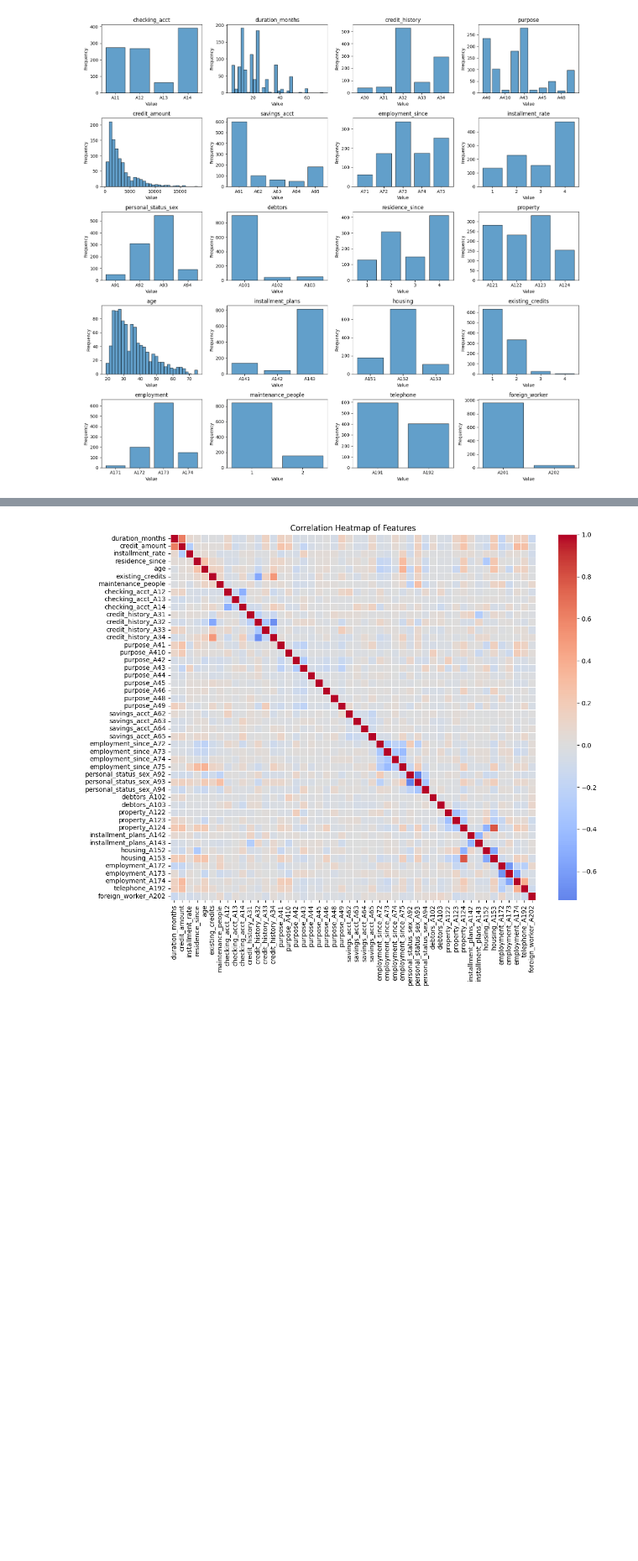
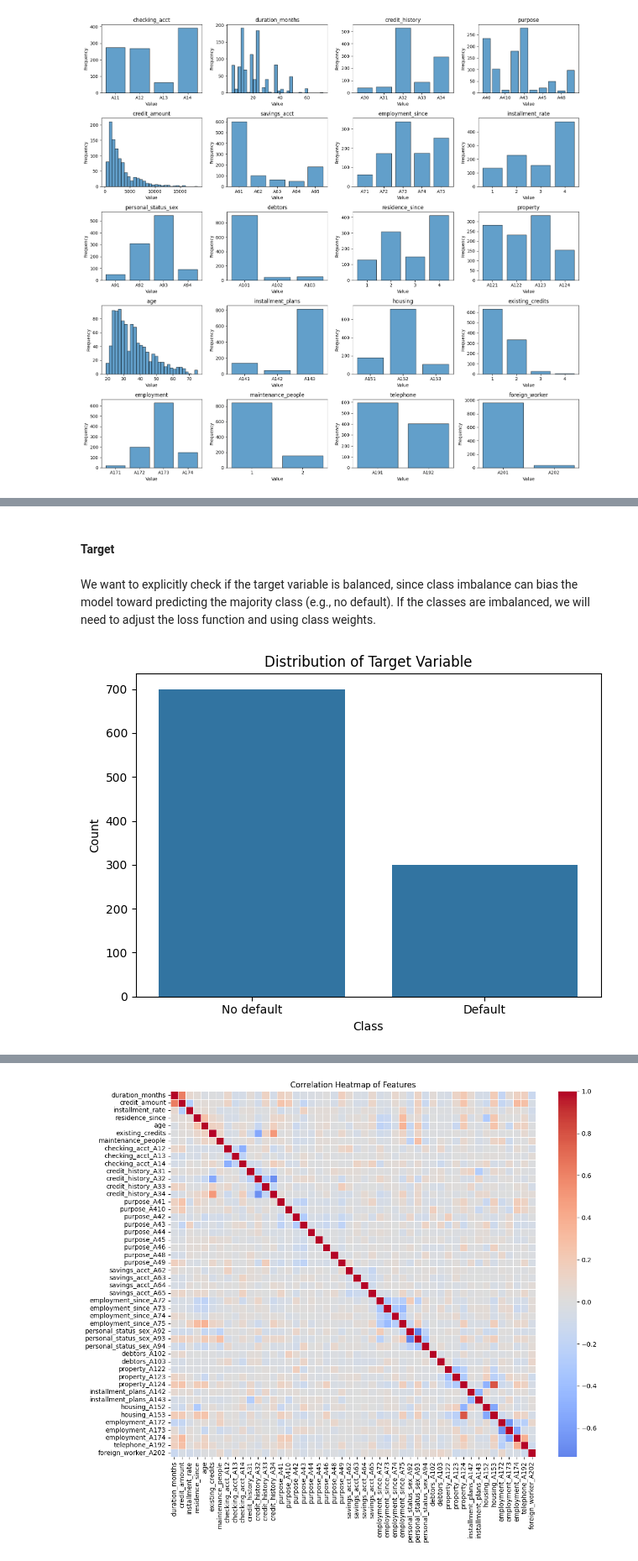
Before and after one commit to hertie-data-science-lab/tutorial-new-grp4, a Jupyter notebook: DEEPL_Tutorial_xAI.ipynb, the cells around one changed output, grey strips where cells are left out. Shown at 84% size. Saved outputs shown, nothing was run; the diff lists cells and outputs as text; code cells hidden in the pictures; blank space fills up the shorter version.

Commit message:
Replace notebook with colab version

```diff
--- a/DEEPL_Tutorial_xAI.ipynb
+++ b/DEEPL_Tutorial_xAI.ipynb
@@ -177,14 +138,29 @@ This may include bash scripts, Python scripts, or other means of downloading the
 # %%
+# Dataset from uci ml repo docs
+
 from ucimlrepo import fetch_ucirepo
 
-# fetch dataset
-statlog_german_credit_data = fetch_ucirepo(id=144)
+used_fallback = False
 
-# data (as pandas dataframes)
-X = statlog_german_credit_data.data.features
-y = statlog_german_credit_data.data.targets
+try:
+  # fetch dataset
+  statlog_german_credit_data = fetch_ucirepo(id=144)
 
-df = pd.concat([X, y], axis=1)
+  # data (as pandas dataframes); for model
+  X = statlog_german_credit_data.data.features
+  y = statlog_german_credit_data.data.targets
+
+  df = pd.concat([X, y], axis=1) # only for EDA use
+
+except ConnectionError as error:
+  print(f"{error}! Using fallback dataset.")
+
+  df = download_and_load_csv()
+  used_fallback = True
+
+  df = df.rename(columns={'default':'target'})
+  y = df[['target']]
+  X = df.drop(columns=['target'], inplace=False)
 # %% [markdown]
 ### Features
 
@@ -263,9 +228,8 @@ We want to explicitly check how many targets are "Good" vs. "Bad" for creditabil
 # %% [markdown]
 We need to One-Hot-Encode non-ordinal numerical category columns.
 # %%
-df["target"] = df["target"].replace({1: 0, 2: 1}).astype(float)
-X = df.drop(columns=["target"])
-y = df["target"]
+if not used_fallback:
+  y["target"] = y["target"].replace({1: 0, 2: 1}).astype(float) # recode target 2 -> 1, 1 -> 0
 # %%
 X_ohe = pd.get_dummies(X, drop_first=True)
 X_ohe = X_ohe.astype(float) # convert to numerical values for torch-compatability
@@ -409,0 +358,16 @@ TODO briefly summarize some observations
+# %% [markdown]
+#### Target
+# %% [markdown]
+We want to explicitly check if the target variable is balanced, since class imbalance can  bias the model toward predicting the majority class (e.g., no default). If the classes are imbalanced, we will need to adjust the loss function and using class weights.
+# %%
+target_counts = y['target'].value_counts().sort_index()
+
+sns.barplot(x=target_counts.index, y=target_counts.values)
+plt.title('Distribution of Target Variable')
+plt.xlabel('Class')
+plt.ylabel('Count')
+plt.xticks([0, 1], ['No default', 'Default'])
+plt.tight_layout()
+plt.show()
+# %% [output]
+[figure, added]
```
Also changed, not shown: parts of 131 cells of this notebook.
